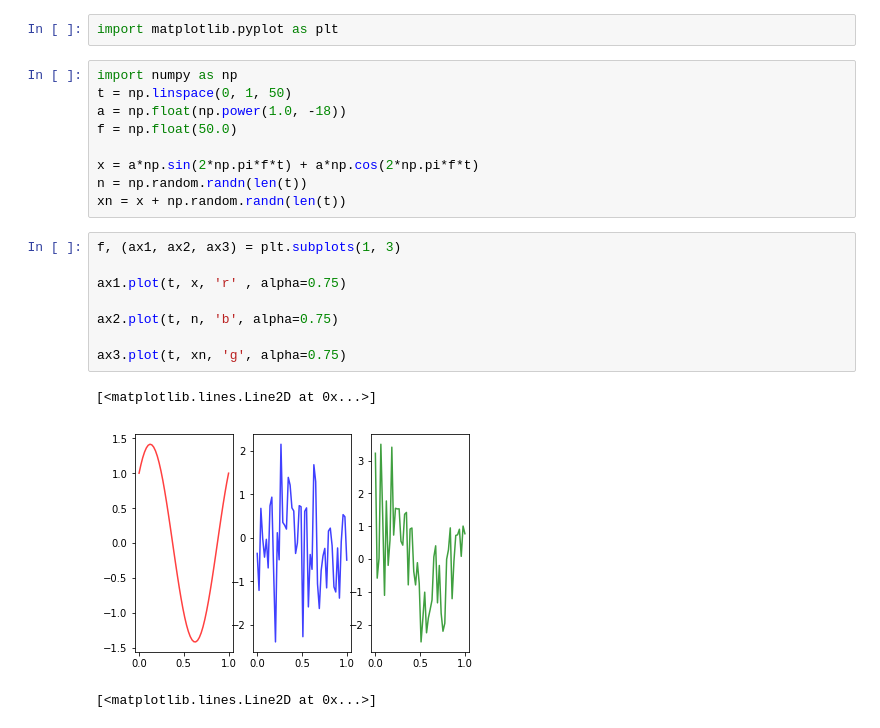
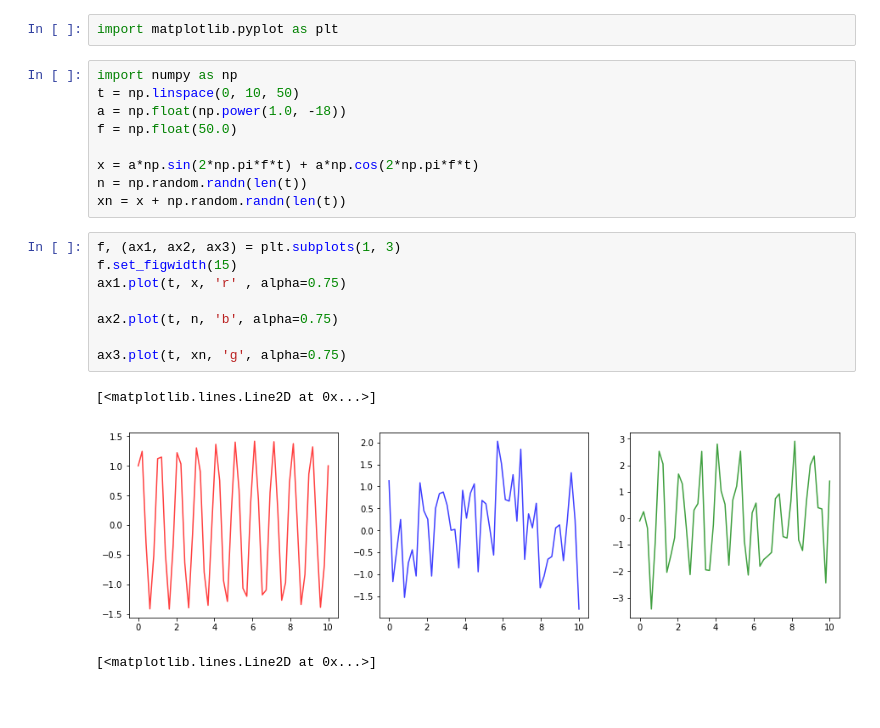
Before and after one commit to SGRGit/gwOsc, a Jupyter notebook: CreateSampleSignalProc.ipynb, the cells around one changed output. Saved outputs shown, nothing was run; the diff lists cells and outputs as text; blank space fills up the shorter version.

```diff
--- a/CreateSampleSignalProc.ipynb
+++ b/CreateSampleSignalProc.ipynb
@@ -6,7 +6,7 @@ import scipy
 import matplotlib.pyplot as plt
 # %%
 import numpy as np
-t = np.linspace(0, 1, 50)
+t = np.linspace(0, 10, 50)
 a = np.float(np.power(1.0, -18))
 f = np.float(50.0)
 
@@ -15,15 +15,15 @@ n = np.random.randn(len(t))
 xn = x + np.random.randn(len(t))
 # %%
 f, (ax1, ax2, ax3) = plt.subplots(1, 3)
-
+f.set_figwidth(15)
 ax1.plot(t, x, 'r' , alpha=0.75)
 
 ax2.plot(t, n, 'b', alpha=0.75)
 
 ax3.plot(t, xn, 'g', alpha=0.75)
 # %% [output]
 [<matplotlib.lines.Line2D at 0x...>]
-[figure, old version]
+[figure, new version]
 # %%
 # %% [output]
 [<matplotlib.lines.Line2D at 0x...>]
```
